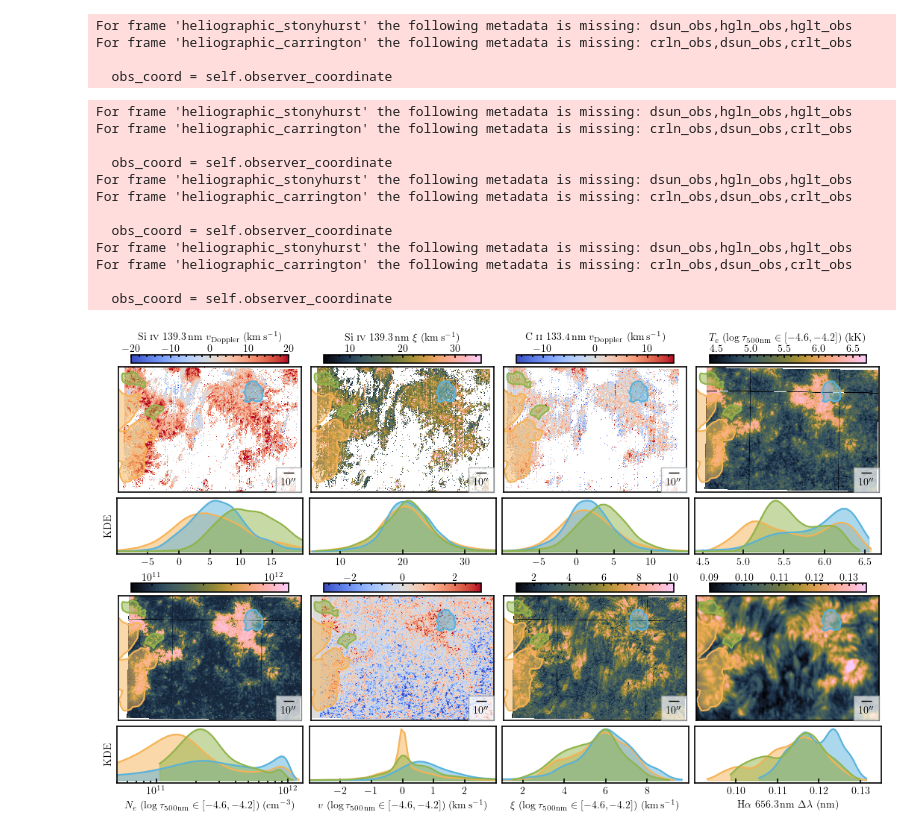
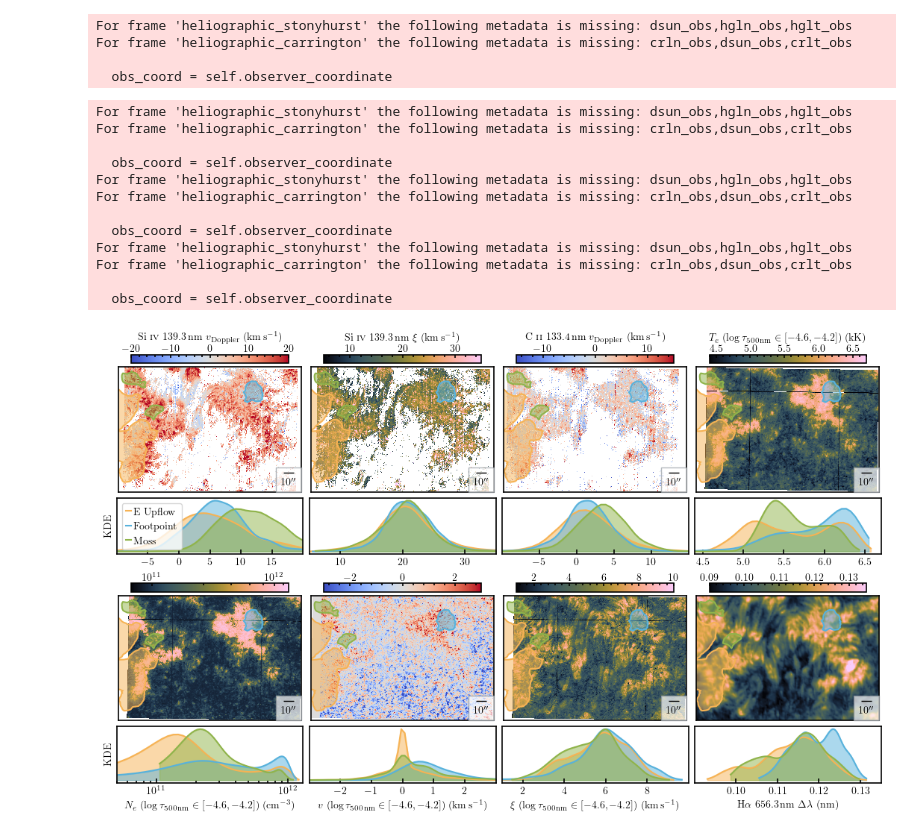
Before and after one commit to yjzhu-solar/EIS_DKIST_SolO, a Jupyter notebook: ipynb/ms_eis_eui_upflow/iris_chase_statistics.ipynb, the cells around one changed output. Cells and saved outputs as stored; diff of their text form; code cells hidden in the pictures.

```diff
--- a/ipynb/ms_eis_eui_upflow/iris_chase_statistics.ipynb
+++ b/ipynb/ms_eis_eui_upflow/iris_chase_statistics.ipynb
@@ -163,6 +163,11 @@ with rc_context(ms_style_dict):
 
     ax_iris_SiIV_1025_vel_hist.set_xlim(-10,20)
     ax_iris_SiIV_1025_vel_hist.set_xticks([-5,0,5,10,15])
+
+    ax_iris_SiIV_1025_vel_hist.legend(loc='upper left',
+                                      frameon=True, handlelength=0.5,
+                                      handletextpad=0.2,
+                                      )
 
     clb_SiIV_vel_ax.set_xlabel(r"Si \textsc{iv} 139.3\,nm $v_{\rm Doppler}\ \mathrm{(km\,s^{-1})}$")
     ax_iris_SiIV_1025_vel_hist.set_ylabel(r"$\mathrm{KDE}$")
@@ -242,31 +247,31 @@ with rc_context(ms_style_dict):
     ax_chase_halpha_line_width_hist = fig.add_subplot(gs[3,3])
 
     clb_ax_halpha = plot_map_and_hist(chase_halpha_line_width_map/10, [region_uf_1025, region_fp_1025, region_moss_1025], chase_halpha_line_width_map.wcs,
         ax_chase_halpha_line_width_map, ax_chase_halpha_line_width_hist, cmcm.batlowK,
         norm=ImageNormalize(vmin=0.09, vmax=0.135))
 
     ax_chase_halpha_line_width_hist.set_xlim(0.09,0.135)
     ax_chase_halpha_line_width_hist.set_xticks([0.1,0.11,0.12,0.13])
     ax_chase_halpha_line_width_hist.set_xlabel(r"$\mathrm{H}\alpha\ 656.3\,\mathrm{nm}\ \Delta\lambda\ \mathrm{(nm)}$")
 
 
 
     fig.get_layout_engine().set(w_pad=3/72., h_pad=3/72., hspace=0,
                 wspace=0)
 
     plt.savefig("../../figs/ms_eis_eui_upflow/iris_chase_statistics.pdf", bbox_inches='tight', dpi=300)
     plt.show()
 # %% [output]
 For frame 'heliographic_stonyhurst' the following metadata is missing: dsun_obs,hgln_obs,hglt_obs
 For frame 'heliographic_carrington' the following metadata is missing: crln_obs,dsun_obs,crlt_obs
 
   obs_coord = self.observer_coordinate
 For frame 'heliographic_stonyhurst' the following metadata is missing: dsun_obs,hgln_obs,hglt_obs
 For frame 'heliographic_carrington' the following metadata is missing: crln_obs,dsun_obs,crlt_obs
 
   obs_coord = self.observer_coordinate
 For frame 'heliographic_stonyhurst' the following metadata is missing: dsun_obs,hgln_obs,hglt_obs
 For frame 'heliographic_carrington' the following metadata is missing: crln_obs,dsun_obs,crlt_obs
 
   obs_coord = self.observer_coordinate
-[figure, old version]
+[figure, new version]
```
Also changed, not shown: 3 other files.
